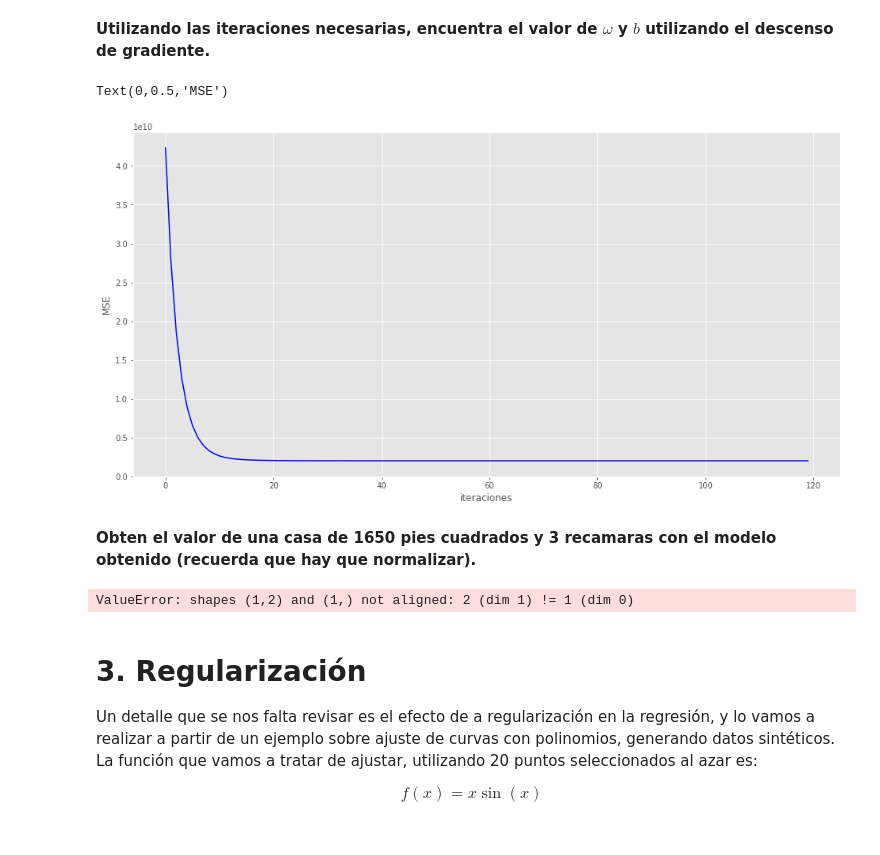
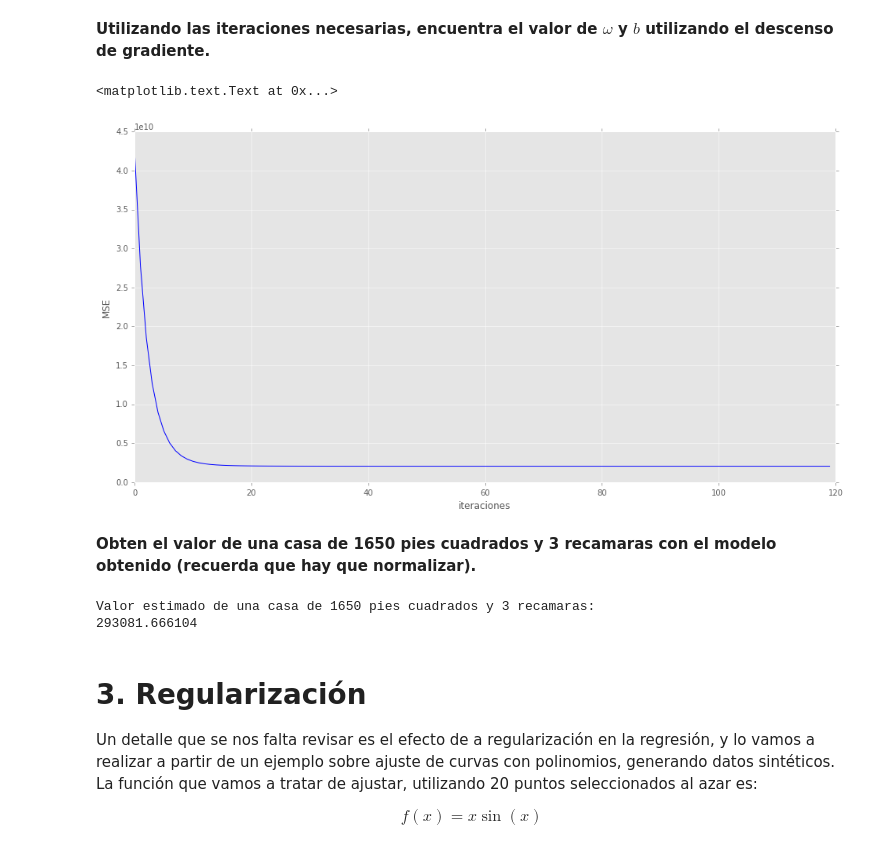
Before and after one commit to Liz-Soto/Evaluaciones-Continuas-RN, a Jupyter notebook: regresion-lineal/neurona_lineal.ipynb, the cells around one changed output. Saved outputs shown, nothing was run; the diff lists cells and outputs as text; code cells hidden in the pictures.

```diff
--- a/regresion-lineal/neurona_lineal.ipynb
+++ b/regresion-lineal/neurona_lineal.ipynb
@@ -380,27 +380,29 @@ Text(0,0.5,'MSE')
 # %%
 w_ini = np.zeros((n,))
 b_ini = 0
 num_iters = 120
 
-_, _, mse_hist = descenso_gradiente_lotes(x_norm, y, w_ini, b_ini, alpha, num_iters)
+w, b, mse_hist = descenso_gradiente_lotes(x_norm, y, w_ini, b_ini, alpha, num_iters)
 
 plt.plot(mse_hist, '-b')
 
 plt.xlabel('iteraciones')
 plt.ylabel('MSE')
 # %% [output]
-Text(0,0.5,'MSE')
+<matplotlib.text.Text at 0x...>
-[figure, old version]
+[figure, new version]
 # %% [markdown]
 **Obten el valor de una casa de 1650 pies cuadrados y 3 recamaras con el modelo obtenido (recuerda que hay que normalizar).**
 # %%
 # Escribe aquí el código
 casa_piloto = np.array([[1650,3]])
 casa_piloto = normaliza(casa_piloto,medias,desviaciones)
-valor_estimado = casa_piloto @ w + b
-display(valor_estimado)
+print("Valor estimado de una casa de 1650 pies cuadrados y 3 recamaras:")
+valor_estimado = casa_piloto @ w  + b
+print(valor_estimado[0])
 # %% [output]
-ValueError: shapes (1,2) and (1,) not aligned: 2 (dim 1) != 1 (dim 0)
+Valor estimado de una casa de 1650 pies cuadrados y 3 recamaras:
+293081.666104
 # %% [markdown]
 # 3. Regularización
 
```
Also changed, not shown: parts of 14 cells of this notebook.
